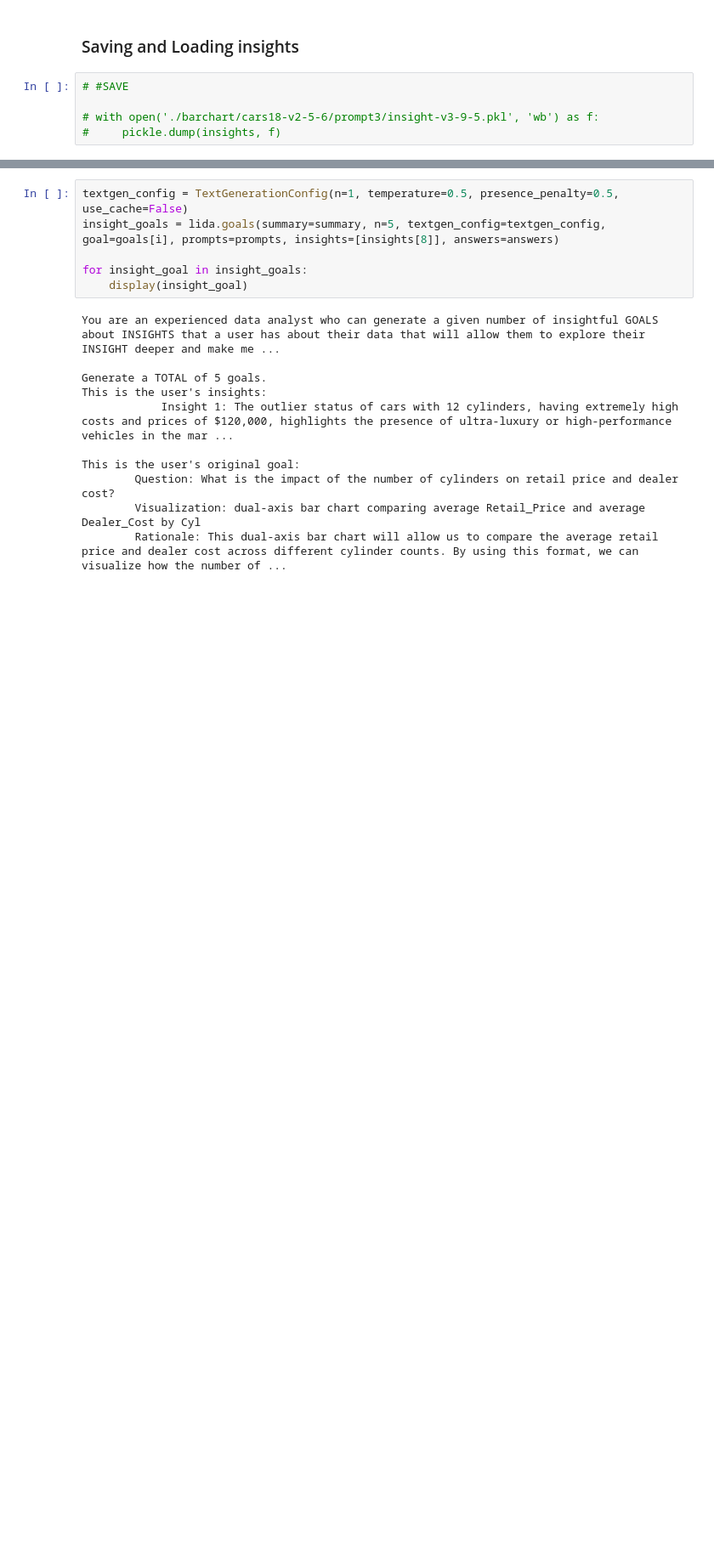
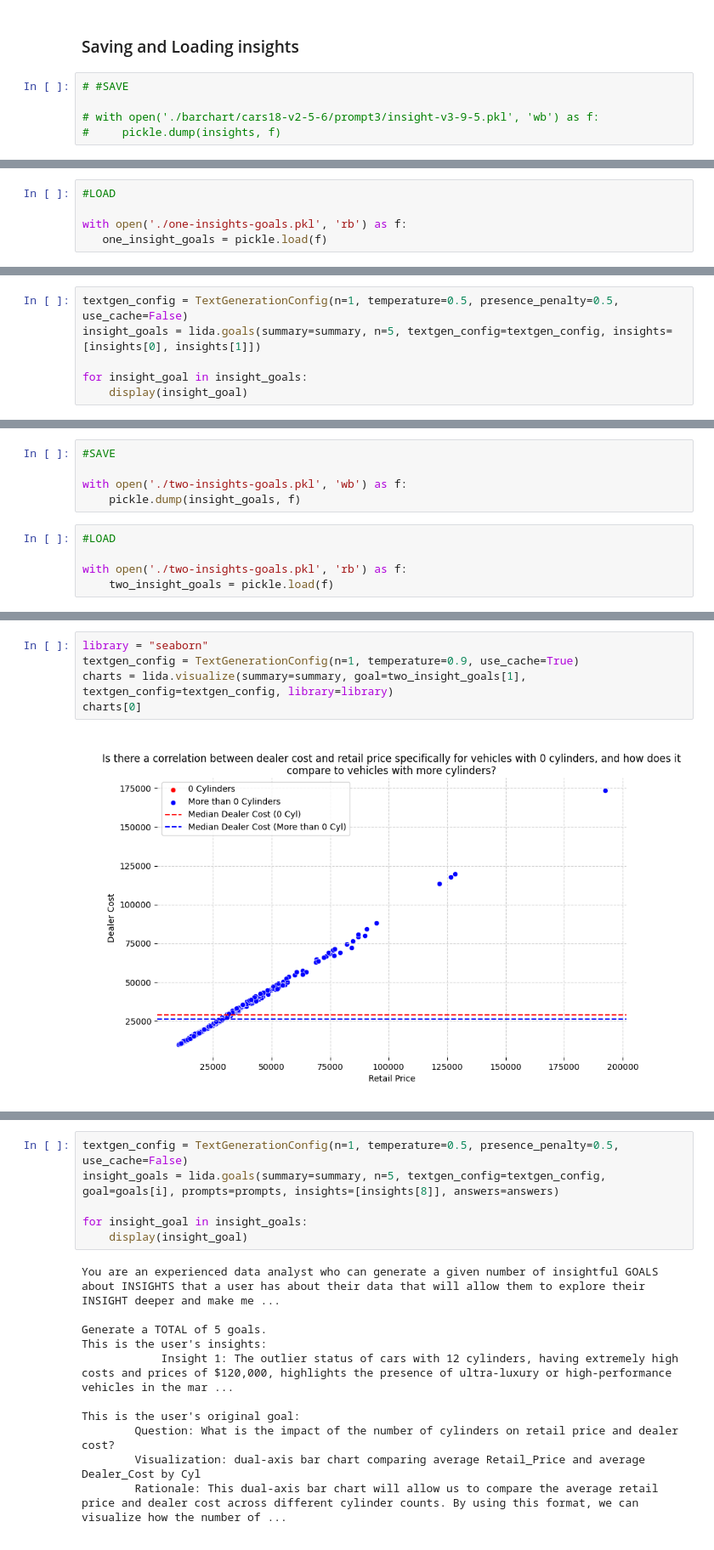
Before and after one commit to allainerain/insight-lab, a Jupyter notebook: notebooks/ver3/tutorial.ipynb, the cells around one changed output, grey strips where cells are left out. Shown: that part at 85% size. Saved outputs shown, nothing was run; the diff lists cells and outputs as text; blank space fills up the shorter version.

Commit message:
chore: update notebooks and pickle files

```diff
--- a/notebooks/ver3/tutorial.ipynb
+++ b/notebooks/ver3/tutorial.ipynb
@@ -944,0 +1123,5 @@ display(insights)
+# %%
+#LOAD
+
+with open('./one-insights-goals.pkl', 'rb') as f:
+   one_insight_goals = pickle.load(f)
@@ -944,0 +1130,6 @@ display(insights)
+# %%
+textgen_config = TextGenerationConfig(n=1, temperature=0.5, presence_penalty=0.5, use_cache=False)
+insight_goals = lida.goals(summary=summary, n=5, textgen_config=textgen_config, insights=[insights[0], insights[1]])
+
+for insight_goal in insight_goals:
+    display(insight_goal)
@@ -944,0 +1194,10 @@ display(insights)
+# %%
+#SAVE
+
+with open('./two-insights-goals.pkl', 'wb') as f:
+    pickle.dump(insight_goals, f)
+# %%
+#LOAD
+
+with open('./two-insights-goals.pkl', 'rb') as f:
+    two_insight_goals = pickle.load(f)
@@ -944,0 +1248,7 @@ display(insights)
+# %%
+library = "seaborn"
+textgen_config = TextGenerationConfig(n=1, temperature=0.9, use_cache=True)
+charts = lida.visualize(summary=summary, goal=two_insight_goals[1], textgen_config=textgen_config, library=library)
+charts[0]
+# %% [output]
+[figure, added]
```
Also changed, not shown: parts of 44 cells of this notebook, 15 other files.
